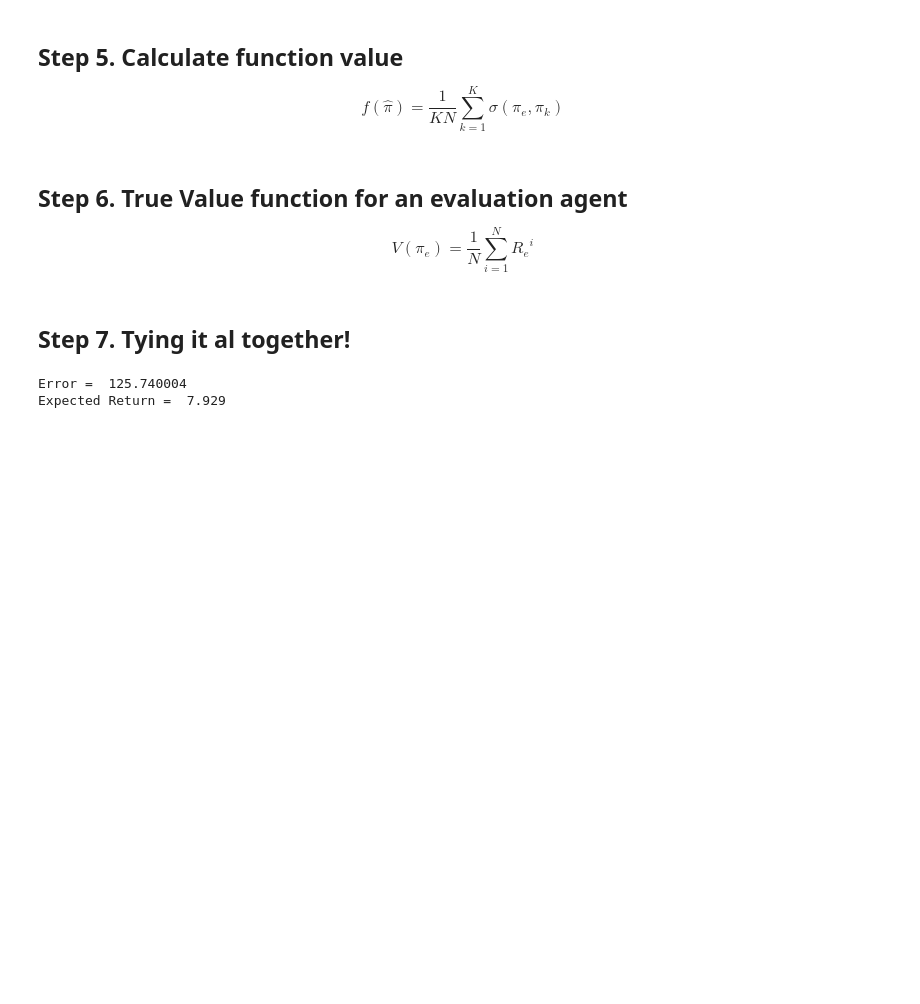
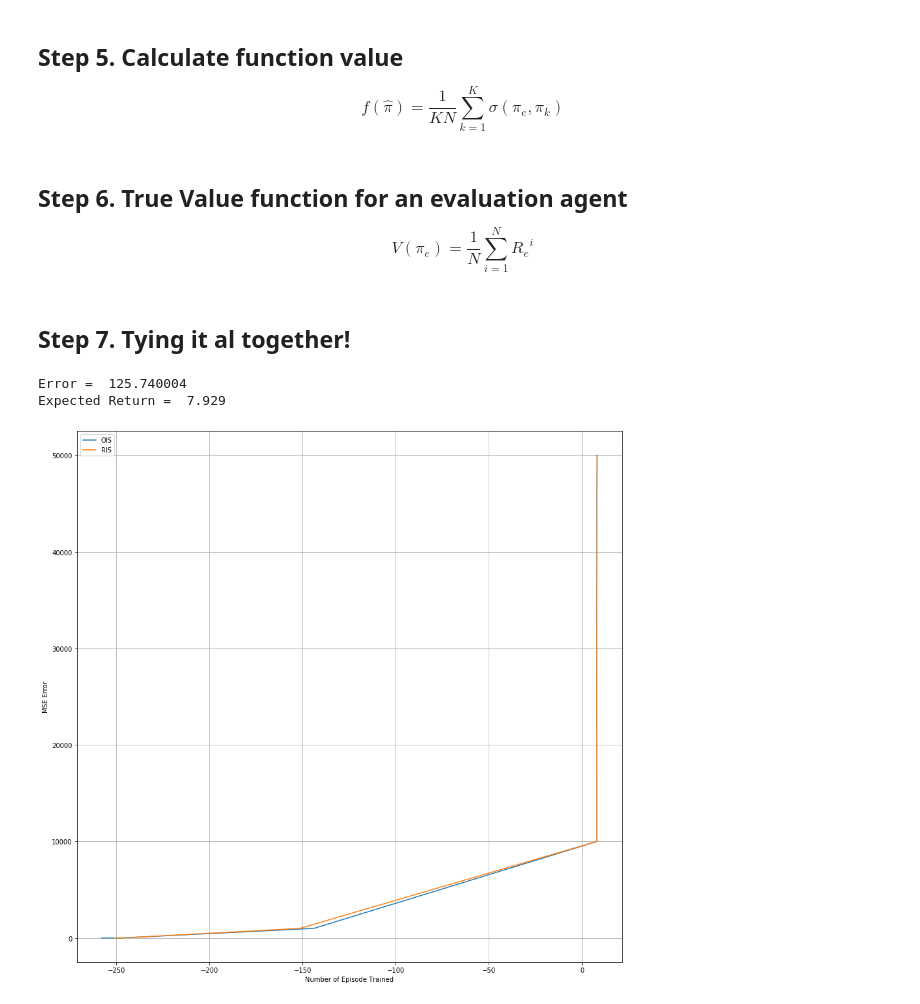
Before and after one commit to QasimWani/off-policy-evaluation, a Jupyter notebook: TD/code/OPE.ipynb, the cells around one changed output. Saved outputs shown, nothing was run; the diff lists cells and outputs as text; code cells hidden in the pictures; blank space fills up the shorter version.

Commit message:
adding visuals

```diff
--- a/TD/code/OPE.ipynb
+++ b/TD/code/OPE.ipynb
@@ -229,3 +229,14 @@ print("Expected Return = ", true_values.mean())
 # %% [output]
 Error =  125.740004
 Expected Return =  7.929
+# %%
+def translate(data):
+    data = data.split("\n")
+    temp_mse = []
+    temp_rew = []
+    for line in data:
+        mse, reward = line.split("\t")
+        temp_mse.append(float(mse))
+        temp_rew.append(float(reward))
+
+    return temp_mse, temp_rew
@@ -231,0 +284,21 @@ Expected Return =  7.929
+# %%
+ep = [1, 10, 1e3, 10e3, 25e3, 45e3, 50e3, 50e3]
+# %%
+m_ois1,r_ois1 = translate(ois_1)
+m_ris1,r_ris1 = translate(ris_1)
+
+m_ois2,r_ois2 = translate(ois_2)
+m_ris2,r_ris2 = translate(ris_2)
+# %%
+plt.figure(figsize=(15,15))
+
+plt.plot(r_ois2, ep, label="OIS")
+plt.plot(r_ris2, ep, label="RIS")
+# plt.xlim([-10, 50e3])
+plt.grid()
+plt.legend()
+plt.xlabel("Number of Episode Trained")
+plt.ylabel("MSE Error")
+plt.show()
+# %% [output]
+[figure, added]
```
Also changed, not shown: parts of 1 cell of this notebook.
